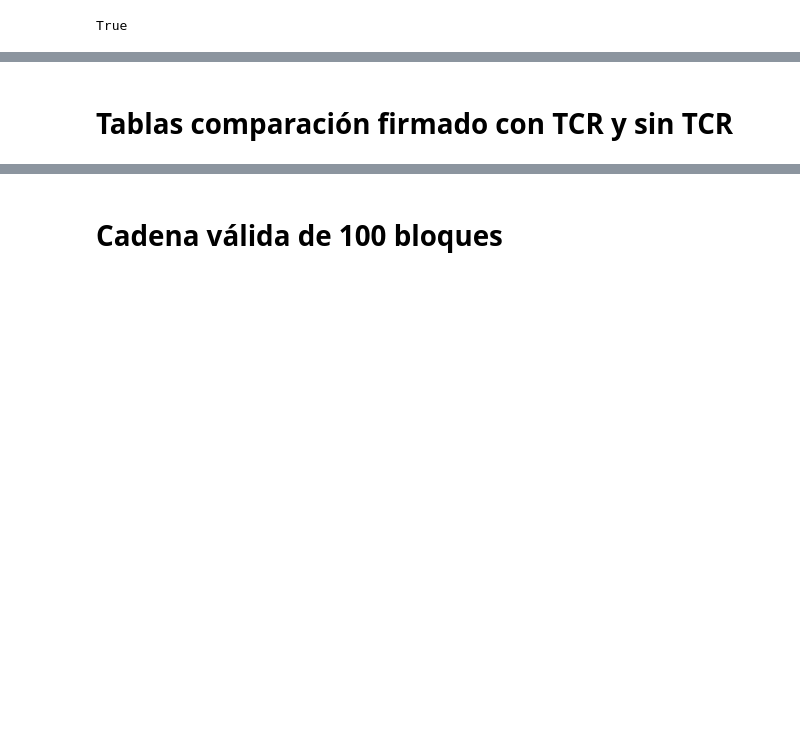
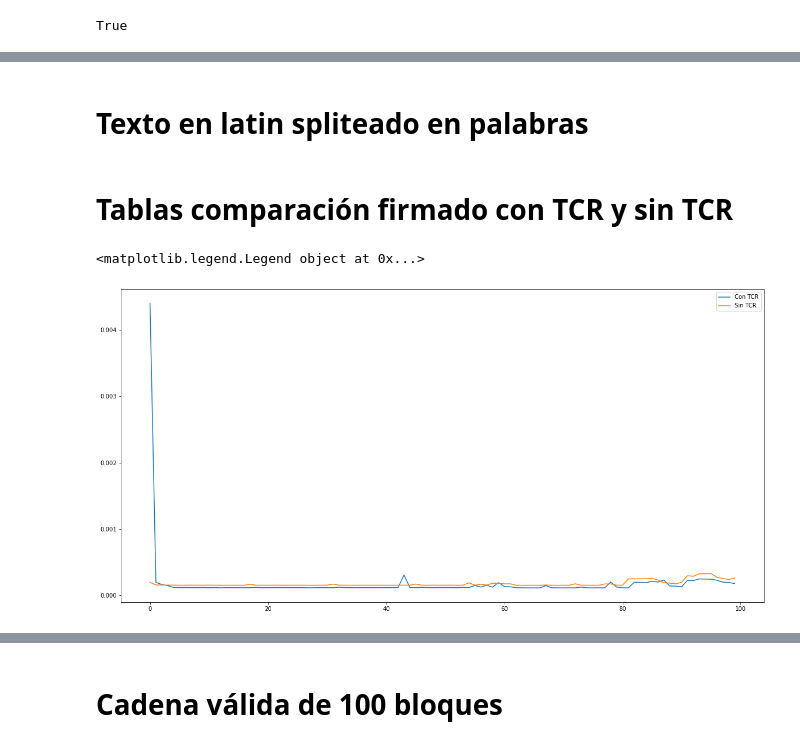
Before and after one commit to Pablesky/C-FIB, a Jupyter notebook: Sesion3/Blockchain/Blockchain.ipynb, the cells around one changed output, grey strips where cells are left out. Cells and saved outputs as stored; diff of their text form; code cells hidden in the pictures; blank space fills up the shorter version.

```diff
--- a/Sesion3/Blockchain/Blockchain.ipynb
+++ b/Sesion3/Blockchain/Blockchain.ipynb
@@ -34,9 +35,10 @@ class rsa_key:
         self.inverseQModulusP = mod(self.primeQ^-1, self.primeP)
 
     def sign(self,message):
-        message = mod(message, self.modulus)
-        mp=Integer(mod(message^self.privateExponentModulusPhiP,self.primeP));
-        mq=Integer(mod(message^self.privateExponentModulusPhiQ,self.primeQ));
+        cp=mod(message,self.primeP); #Necesario para que trabaje en Zp, si no tarda mucho
+        cq=mod(message,self.primeQ); #Necesario para que trabaje en Zq, si no tarda mucho
+        mp=Integer(mod(cp ^ self.privateExponentModulusPhiP,self.primeP));
+        mq=Integer(mod(cq ^ self.privateExponentModulusPhiQ,self.primeQ));
         h=mod((mp-mq)*Integer(self.inverseQModulusP),self.modulus);
         m_tcr=mod((mq+self.primeQ*h),self.modulus);
         return m_tcr
@@ -216,3 +233,35 @@ print(cadenaBloques.verify())
 False
+# %% [markdown]
+# Texto en latin spliteado en palabras
+# %%
+texto = 'Lorem ipsum dolor sit amet consectetur, adipiscing elit tempor metus class, ac velit venenatis congue. Nisi luctus sapien penatibus nulla volutpat taciti urna metus, hac aptent aliquam purus sollicitudin interdum suspendisse venenatis mattis, ultricies platea morbi et montes neque natoque. Porttitor tincidunt bibendum sociosqu diam erat venenatis maecenas vehicula, leo ultrices fusce id pellentesque aliquet habitasse duis, nostra ante orci aptent himenaeos purus parturient. Hac duis accumsan eget fringilla taciti, vulputate nostra ultricies dignissim tempor fusce, habitasse enim augue ultrices. Torquent donec turpis pellentesque cubilia eu faucibus elementum aptent, litora natoque sed semper nulla nec tempor, erat enim habitant odio hendrerit praesent magna est, sagittis sem nisl eget feugiat tempus. Massa magnis feugiat aliquet fames nascetur nulla fermentum convallis in eu augue, conubia varius volutpat laoreet imperdiet velit viverra proin gravida felis ac, netus cubilia mollis quam etiam justo natoque a non venenatis.'
+listaPalabras = texto.split(' ')
+listaPalabras = listaPalabras[0:100]
 # %% [markdown]
 # Tablas comparación firmado con TCR y sin TCR
+# %%
+TCR = []
+sinTCR = []
+
+rsa = rsa_key(bits_modulo=512)
+
+for i in listaPalabras:
+    mensaje = hashlib.sha256(i.encode()).hexdigest()
+    mensaje = Integer(mensaje, 16)
+    inicio = timeit.default_timer()
+    rsa.sign(mensaje)
+    final = timeit.default_timer()
+    TCR.append(final - inicio)
+
+    inicio = timeit.default_timer()
+    rsa.sign_slow(mensaje)
+    final = timeit.default_timer()
+    sinTCR.append(final-inicio)
+
+fig = plt.figure(figsize = (20, 10))
+plt.plot(range(0, len(TCR)), TCR)
+plt.plot(range(0, len(sinTCR)), sinTCR)
+plt.legend(['Con TCR', 'Sin TCR'])
+# %% [output]
+<matplotlib.legend.Legend object at 0x...>
+[figure, added]
```
Also changed, not shown: parts of 17 cells of this notebook, 22 other files.
